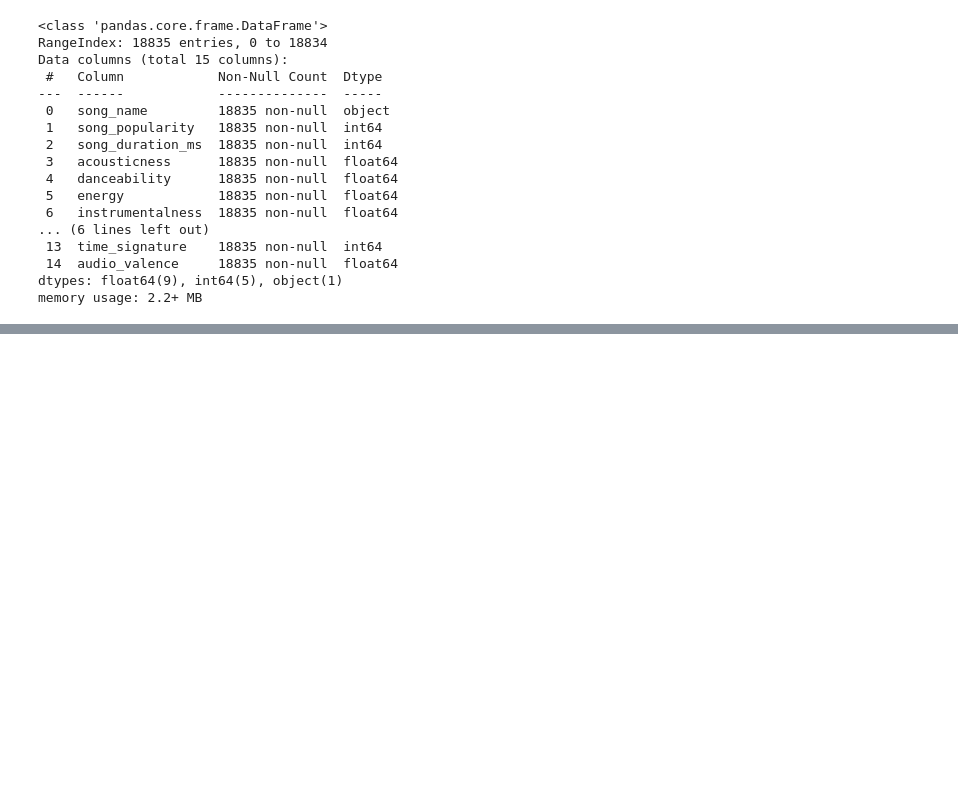
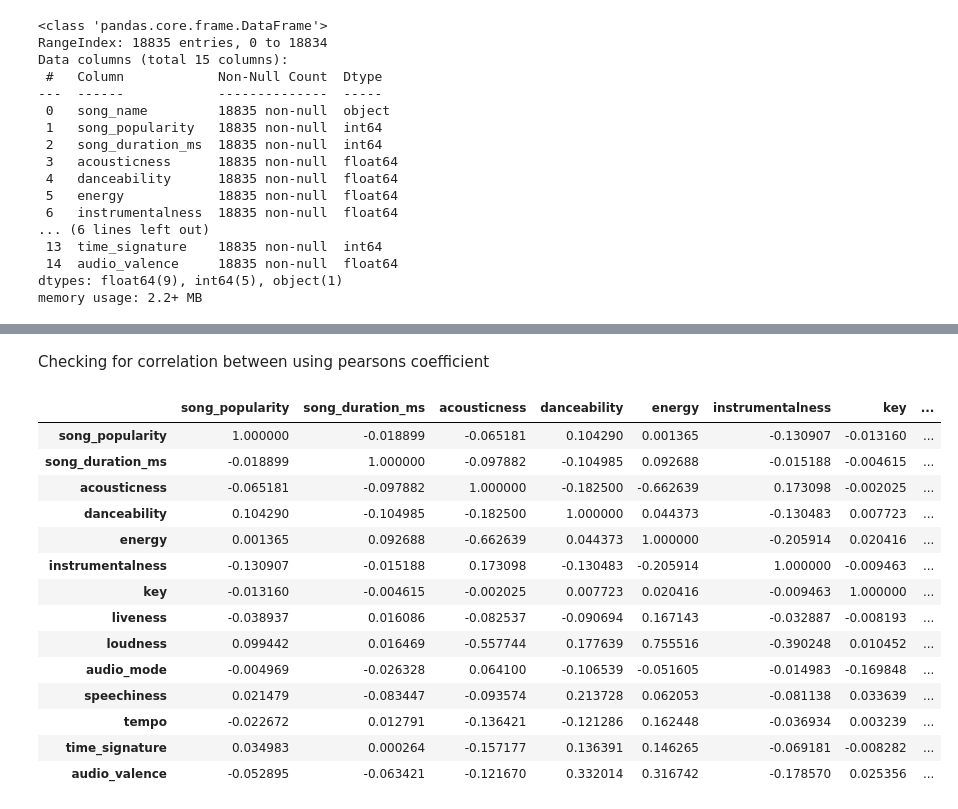
Before and after one commit to mahnsi/Group22FinalProject, a Jupyter notebook: group22FinalProject.ipynb, the cells around one changed output, grey strips where cells are left out. Drawn from its saved outputs; the diff is of its cells as text; code cells hidden in the pictures; blank space fills up the shorter version.

```diff
--- a/group22FinalProject.ipynb
+++ b/group22FinalProject.ipynb
@@ -54,0 +60,21 @@ memory usage: 2.2+ MB
+# %% [markdown]
+Checking for correlation between using pearsons coefficient
+# %%
+corr_matrix = songs.corr(numeric_only=True)
+corr_matrix
+# %% [output]
+|  | song_popularity | song_duration_ms | acousticness | danceability | energy | instrumentalness | key | ... |
+| song_popularity | 1.000000 | -0.018899 | -0.065181 | 0.104290 | 0.001365 | -0.130907 | -0.013160 | ... |
+| song_duration_ms | -0.018899 | 1.000000 | -0.097882 | -0.104985 | 0.092688 | -0.015188 | -0.004615 | ... |
+| acousticness | -0.065181 | -0.097882 | 1.000000 | -0.182500 | -0.662639 | 0.173098 | -0.002025 | ... |
+| danceability | 0.104290 | -0.104985 | -0.182500 | 1.000000 | 0.044373 | -0.130483 | 0.007723 | ... |
+| energy | 0.001365 | 0.092688 | -0.662639 | 0.044373 | 1.000000 | -0.205914 | 0.020416 | ... |
+| instrumentalness | -0.130907 | -0.015188 | 0.173098 | -0.130483 | -0.205914 | 1.000000 | -0.009463 | ... |
+| key | -0.013160 | -0.004615 | -0.002025 | 0.007723 | 0.020416 | -0.009463 | 1.000000 | ... |
+| liveness | -0.038937 | 0.016086 | -0.082537 | -0.090694 | 0.167143 | -0.032887 | -0.008193 | ... |
+| loudness | 0.099442 | 0.016469 | -0.557744 | 0.177639 | 0.755516 | -0.390248 | 0.010452 | ... |
+| audio_mode | -0.004969 | -0.026328 | 0.064100 | -0.106539 | -0.051605 | -0.014983 | -0.169848 | ... |
+| speechiness | 0.021479 | -0.083447 | -0.093574 | 0.213728 | 0.062053 | -0.081138 | 0.033639 | ... |
+| tempo | -0.022672 | 0.012791 | -0.136421 | -0.121286 | 0.162448 | -0.036934 | 0.003239 | ... |
+| time_signature | 0.034983 | 0.000264 | -0.157177 | 0.136391 | 0.146265 | -0.069181 | -0.008282 | ... |
+| audio_valence | -0.052895 | -0.063421 | -0.121670 | 0.332014 | 0.316742 | -0.178570 | 0.025356 | ... |
```
Also changed, not shown: parts of 1 cell of this notebook.
